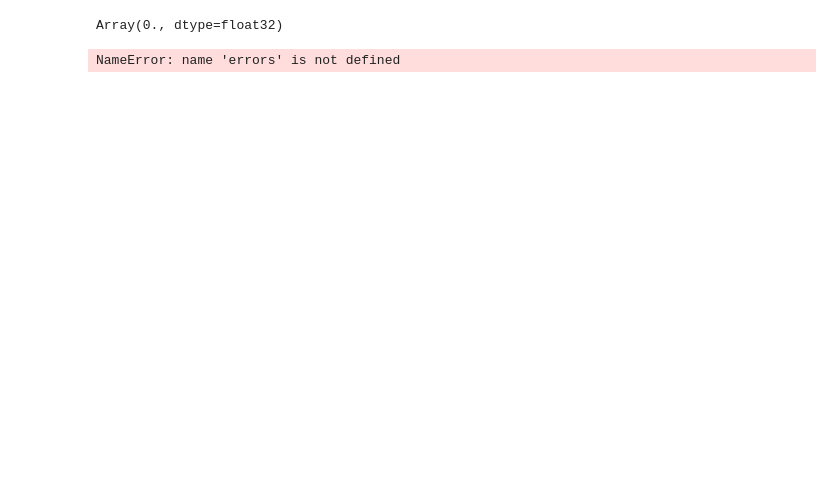
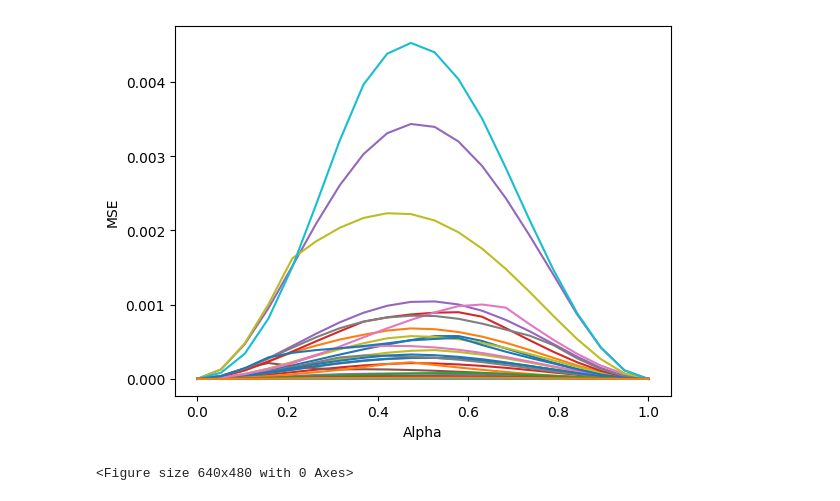
Before and after one commit to foundry-ai/foundry, a Jupyter notebook: projects/policy-eval/notebooks/linearity_analysis.ipynb, the cells around one changed output. Cells and saved outputs as stored; diff of their text form; code cells hidden in the pictures; blank space fills up the shorter version.

```diff
--- a/projects/policy-eval/notebooks/linearity_analysis.ipynb
+++ b/projects/policy-eval/notebooks/linearity_analysis.ipynb
@@ -1,6 +1,10 @@
 # %%
+import os
+os.environ["XLA_FLAGS"]="--xla_gpu_autotune_level=0"
+from foundry.util.runtime import setup
+setup()
+
 import jax
-jax.config.update("jax_default_device", jax.devices("cpu")[0])
 import foundry.core as F
 from foundry.core import tree
 
@@ -11,5 +15,6 @@ checkpoint : Checkpoint = Result.load_s3("s3://wandb-data/uvn050jd/final_result.
 denoiser = checkpoint.create_denoiser()
 env, splits = checkpoint.data.load({"train"})
 train_data = splits["train"].as_pytree()
+train_data = jax.vmap(checkpoint.obs_normalizer.normalize)(train_data.observations)
 # %%
 import foundry
@@ -53,27 +72,30 @@ pairs = jax.vmap(find_datapoint)(foundry.random.split(foundry.random.key(42), 16
 # %%
+schedule = checkpoint.schedule
 def test_interp_sample(rng_key, i, j, alpha):
     a, b = (jax.tree.map(lambda x: x[i], train_data),
             jax.tree.map(lambda x: x[j], train_data))
-    obs = jax.tree.map(lambda x, y: alpha*x + (1 - alpha)*y, a.observations, b.observations)
+    obs = jax.tree.map(lambda x, y: alpha*x + (1 - alpha)*y, a, b)
     model = lambda rng_key, x, t: denoiser(obs, rng_key, x, t)
-    interpolator = lambda rng_key, x_noised, t: tree.map(
-        lambda x, y: alpha*x + (1 - alpha)*y,
-        denoiser(a.observations, rng_key, x_noised, t),
-        denoiser(b.observations, rng_key, x_noised, t)
-    )
     _, trajectory = checkpoint.schedule.sample(rng_key,
         model,
         checkpoint.actions_structure,
         trajectory=True
     )
     trajectory = tree.map(lambda x: x[1:], trajectory) # don't include final state
-    Ts = jnp.arange(1, checkpoint.schedule.num_steps + 1)
+    Ts = jnp.arange(1, schedule.num_steps + 1)
+
+    model = lambda rng_key, x, t: schedule.denoised_from_output(x, t, denoiser(obs, rng_key, x, t))
+    interpolator = lambda rng_key, x_noised, t: schedule.denoised_from_output(x_noised, t, tree.map(
+        lambda x, y: alpha*x + (1 - alpha)*y,
+        denoiser(a, rng_key, x_noised, t),
+        denoiser(b, rng_key, x_noised, t)
+    ))
 
     model_evals = jax.vmap(model)(None, trajectory, Ts)
+    model_evals = tree.map(lambda x: tree.ravel(x)[0], model_evals)
     interpolator_evals = jax.vmap(interpolator)(None, trajectory, Ts)
-    model_evals = tree.map(lambda x: tree.ravel(x)[0], model_evals)
     interpolator_evals = tree.map(lambda x: tree.ravel(x)[0], interpolator_evals)
-    return jnp.mean(jnp.linalg.norm(model_evals - interpolator_evals, axis=-1))
+    return jnp.sum(jnp.square(model_evals - interpolator_evals), axis=-1)
 
 @F.jit
 def test_interp(alpha):
@@ -81,12 +103,17 @@ def test_interp(alpha):
     interp = jax.vmap(test_interp_sample, in_axes=(0, 0, 0, None))(
         rng_keys, pairs[0], pairs[1], alpha
     )
-    return jnp.mean(interp)
+    return interp
 
-errors = jax.vmap(test_interp)(jnp.linspace(0, 1, 20))
+alphas = jnp.linspace(0, 1, 20)
+errors = jax.vmap(test_interp)(alphas)
-# %% [output]
-Array(0., dtype=float32)
-# %%
-errors
-# %% [output]
-NameError: name 'errors' is not defined
+# %%
+import matplotlib.pyplot as plt
+plt.plot(alphas, errors)
+plt.ylabel("MSE")
+plt.xlabel("Alpha")
+plt.show()
+plt.savefig("interpolation.svg")
+# %% [output]
+[figure, added]
+<Figure size 640x480 with 0 Axes>
```
Also changed, not shown: parts of 2 cells of this notebook, 3 other files.
